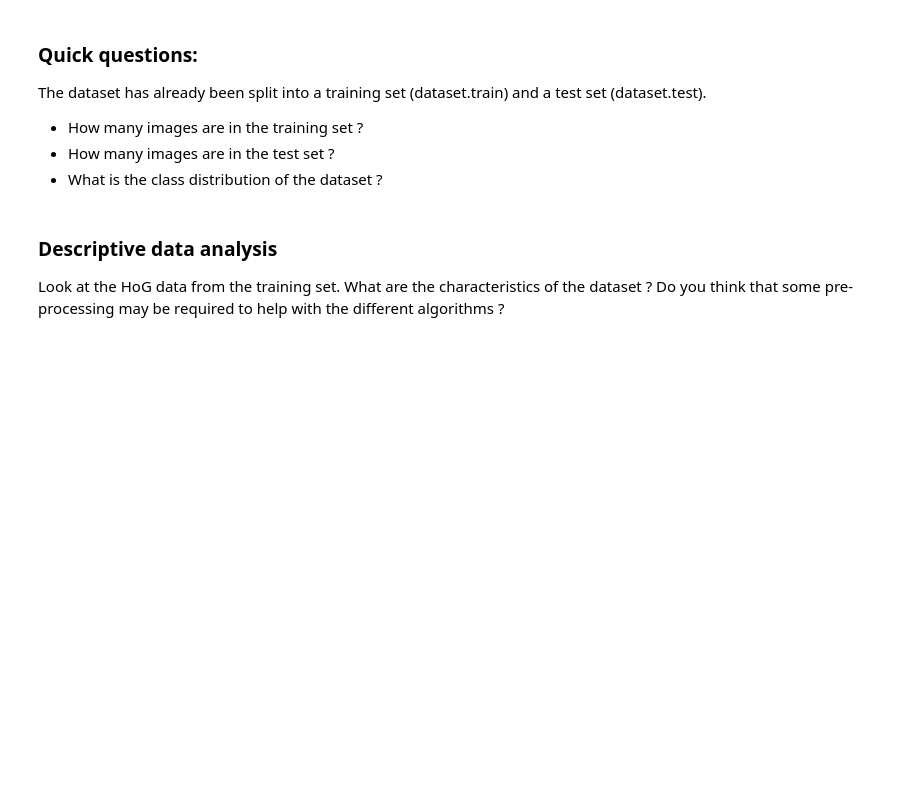
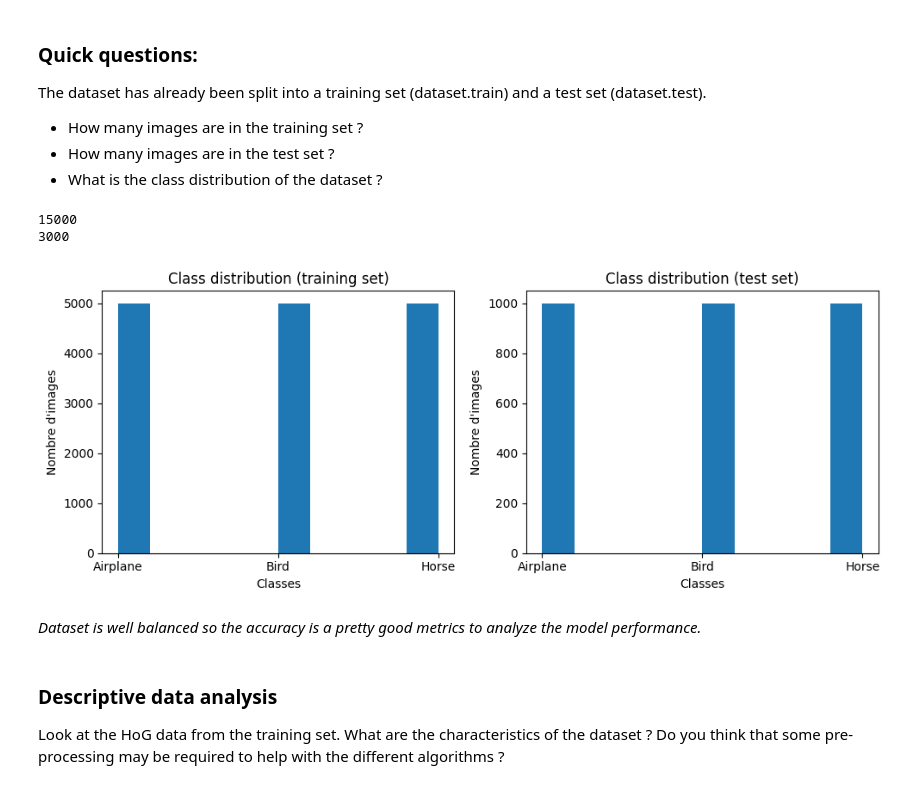
Before and after one commit to liseregn/INFO_H501, a Jupyter notebook: docs/LABS/ML0_Introduction.ipynb, the cells around one changed output. Drawn from its saved outputs; the diff is of its cells as text; code cells hidden in the pictures; blank space fills up the shorter version.

```diff
--- a/docs/LABS/ML0_Introduction.ipynb
+++ b/docs/LABS/ML0_Introduction.ipynb
@@ -81,3 +90,37 @@ The dataset has already been split into a training set (dataset.train) and a tes
+# %%
+import numpy as np
+nb_img_training = dataset.train['images'].shape[0]
+print(nb_img_training)
+
+nb_img_test = dataset.test['images'].shape[0]
+print(nb_img_test)
+
+
+labels_train = dataset.train['labels']
+labels_test = dataset.test['labels']
+plt.figure(figsize=(10,4))
+plt.subplot(1,2,1)
+plt.hist(labels_train)
+plt.xticks(range(len(dataset.labels)), dataset.labels)
+plt.title("Class distribution (training set)")
+plt.xlabel("Classes")
+plt.ylabel("Nombre d'images")
+
+plt.subplot(1,2,2)
+plt.hist(labels_test)
+plt.xticks(range(len(dataset.labels)), dataset.labels)
+plt.title("Class distribution (test set)")
+plt.xlabel("Classes")
+plt.ylabel("Nombre d'images")
+
+plt.tight_layout()
+plt.show()
+# %% [output]
+15000
+3000
+[figure, added]
+# %% [markdown]
+*Dataset is well balanced so the accuracy is a pretty good metrics to analyze the model performance.*
 # %% [markdown]
 ### Descriptive data analysis
 
```
Also changed, not shown: parts of 24 cells of this notebook.
